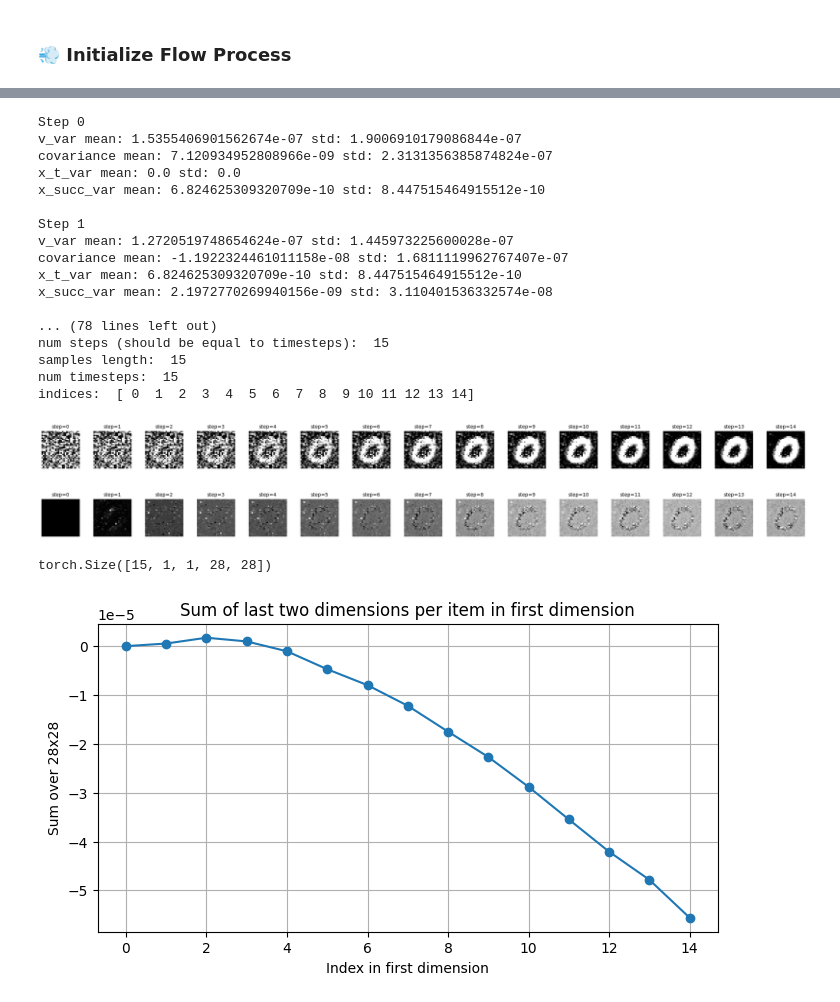
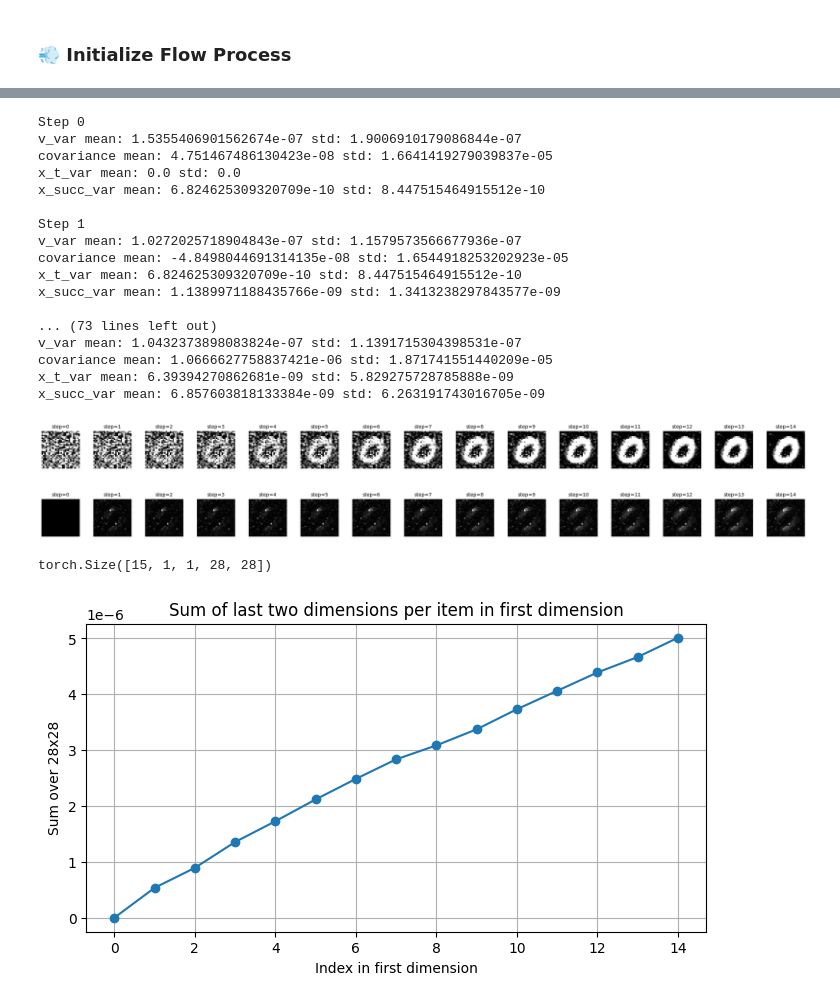
Before and after one commit to Jac-Zac/PML_DL_Final_Project, a Jupyter notebook: notebooks/notebook_llla_flow.ipynb, the cells around one changed output, grey strips where cells are left out. Cells and saved outputs as stored; diff of their text form; code cells hidden in the pictures.

Commit message:
Some updates for plotting

```diff
--- a/notebooks/notebook_llla_flow.ipynb
+++ b/notebooks/notebook_llla_flow.ipynb
@@ -88,7 +87,7 @@ class UQFlowMatching(FlowMatching):
         t: Tensor,
         x_mean: Tensor,
         x_var: Tensor,
-        S: int = 10,
+        S: int = 100,
         y: Optional[Tensor] = None,
     ) -> Tuple[Tensor, Tensor]:
         """
@@ -105,19 +104,15 @@ class UQFlowMatching(FlowMatching):
 
         std_x = torch.sqrt(torch.clamp(x_var, min=1e-8))
         x_samples = [x_mean + std_x * torch.randn_like(x_mean) for _ in range(S)]
-
-        v_samples = []
-
-        for i in range(S):
-            v_mean_i, v_var_i = model(x_samples[i], t, y=y)
-            std_v_i = torch.sqrt(torch.clamp(v_var_i, min=1e-8))
-            v_samples.append(v_mean_i + std_v_i * torch.randn_like(v_mean_i))
+        v = [model.accurate_forward(x_i, t, y=y) for x_i in x_samples]
 
         x_samples = torch.stack(x_samples, dim=0)  # [S, B, C, H, W]
-        v_samples = torch.stack(v_samples, dim=0)  # [S, B, C, H, W]
-        first_term = 1 / S * torch.sum(x_samples * v_samples, dim=0)  # [B, C, H, W]
-        second_term = torch.mean(x_samples, dim=0) * torch.mean(v_samples, dim=0) # [B, C, H, W]
+        v = torch.stack(v, dim=0)  # [S, B, C, H, W]
+        first_term = torch.mean(x_samples * v, dim=0)  # [B, C, H, W]
+        second_term = x_mean * torch.mean(v, dim=0) # [B, C, H, W]
+
         return first_term - second_term
+
 
     @torch.no_grad()
     def sample_with_uncertainty(
@@ -167,6 +162,9 @@ class UQFlowMatching(FlowMatching):
             # Variance
             x_succ_var = x_t_var + dt**2 * v_var + 2 * dt * cov_t
 
+            # NOTE: NO COV WORKS
+            # x_succ_var = x_t_var + dt**2 * v_var
+
             # Covariance estimation with Monte Carlo
             covariance = self.monte_carlo_covariance_estim(
                model=model,
@@ -253,50 +252,49 @@ Laplace fitting completed on last layer of the diffusion model.
 flow = UQFlowMatching(img_size=28, device=device)
 # %%
 from PIL import Image
-from src.utils.plots import plot_image_uncertainty_grid
 
-num_intermediate = 15
-max_steps = 15
+# NOTE: total steps and num intermediate have to match in this flow matching implementation
+total_steps = 15
 
 all_samples_grouped, uncertainties = plot_image_uncertainty_grid(
-        laplace_model,
-        flow,
-        num_intermediate=num_intermediate,
+        model=laplace_model,
+        method_instance=flow,
+        num_intermediate=total_steps,
         n=1,
-        total_steps=max_steps,
+        total_steps=total_steps,
         save_dir=save_dir,
         device=device,
         num_classes=num_classes,
-        cov_num_sample=100,
+        cov_num_sample=200,
     )
 
 # Display samples grid
 out_path_img = os.path.join(save_dir, "all_samples_grid.png")
 display(Image.open(out_path_img))
 
 # Display uncertainties grid
 out_path_unc = os.path.join(save_dir, "all_uncertainties_grid.png")
 display(Image.open(out_path_unc))
 # %% [output]
 Step 0
 v_var mean: 1.5355406901562674e-07 std: 1.9006910179086844e-07
-covariance mean: 7.120934952808966e-09 std: 2.3131356385874824e-07
+covariance mean: 4.751467486130423e-08 std: 1.6641419279039837e-05
 x_t_var mean: 0.0 std: 0.0
 x_succ_var mean: 6.824625309320709e-10 std: 8.447515464915512e-10
 
 Step 1
-v_var mean: 1.2720519748654624e-07 std: 1.445973225600028e-07
-covariance mean: -1.1922324461011158e-08 std: 1.6811119962767407e-07
+v_var mean: 1.0272025718904843e-07 std: 1.1579573566677936e-07
+covariance mean: -4.8498044691314135e-08 std: 1.6544918253202923e-05
 x_t_var mean: 6.824625309320709e-10 std: 8.447515464915512e-10
-x_succ_var mean: 2.1972770269940156e-09 std: 3.110401536332574e-08
+x_succ_var mean: 1.1389971188435766e-09 std: 1.3413238297843577e-09
 
-... (78 lines left out)
-num steps (should be equal to timesteps):  15
-samples length:  15
-num timesteps:  15
-indices:  [ 0  1  2  3  4  5  6  7  8  9 10 11 12 13 14]
+... (73 lines left out)
+v_var mean: 1.0432373898083824e-07 std: 1.1391715304398531e-07
+covariance mean: 1.0666627758837421e-06 std: 1.871741551440209e-05
+x_t_var mean: 6.39394270862681e-09 std: 5.829275728785888e-09
+x_succ_var mean: 6.857603818133384e-09 std: 6.263191743016705e-09
 [figure]
-[figure, old version]
+[figure, new version]
 # %%
 from src.utils.plots import plot_image_uncertainty_grid
 print(uncertainties.shape)
@@ -312,15 +310,15 @@ import matplotlib.pyplot as plt
 sums = uncertainties.sum(dim=[-1, -2])  # shape: [10, 1, 1]
 
 # Flatten to shape
-sums_flat = sums.view(num_intermediate)
+sums_flat = sums.view(total_steps)
 
 # Plot
 plt.figure(figsize=(8, 4))
-plt.plot(range(num_intermediate), sums_flat.tolist(), marker='o', linestyle='-')
+plt.plot(range(total_steps), sums_flat.tolist(), marker='o', linestyle='-')
 plt.title("Sum of last two dimensions per item in first dimension")
 plt.xlabel("Index in first dimension")
 plt.ylabel("Sum over 28x28")
 plt.grid(True)
 plt.show()
 # %% [output]
-[figure, old version]
+[figure, new version]
```
Also changed, not shown: parts of 3 cells of this notebook, 1 other file.
